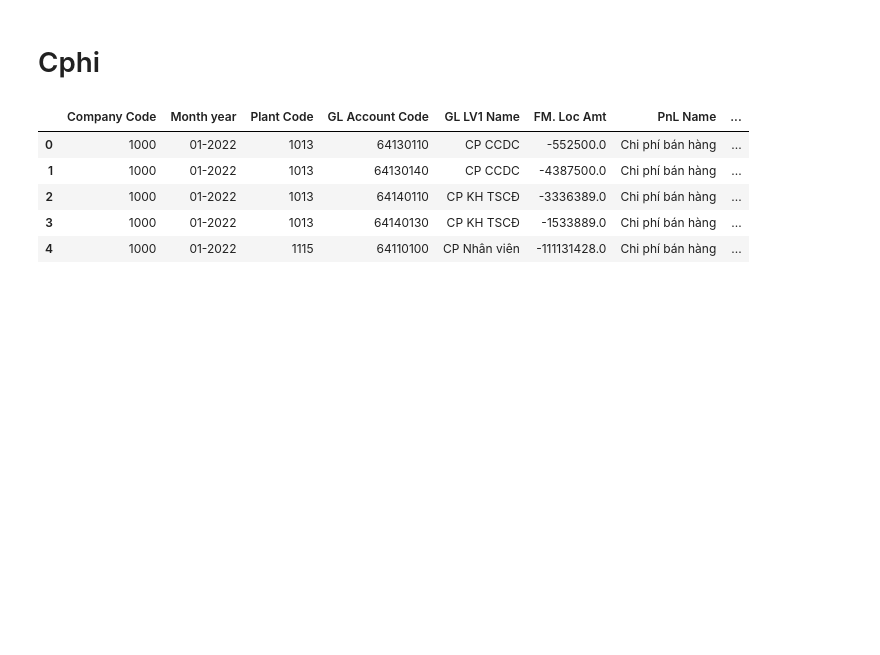
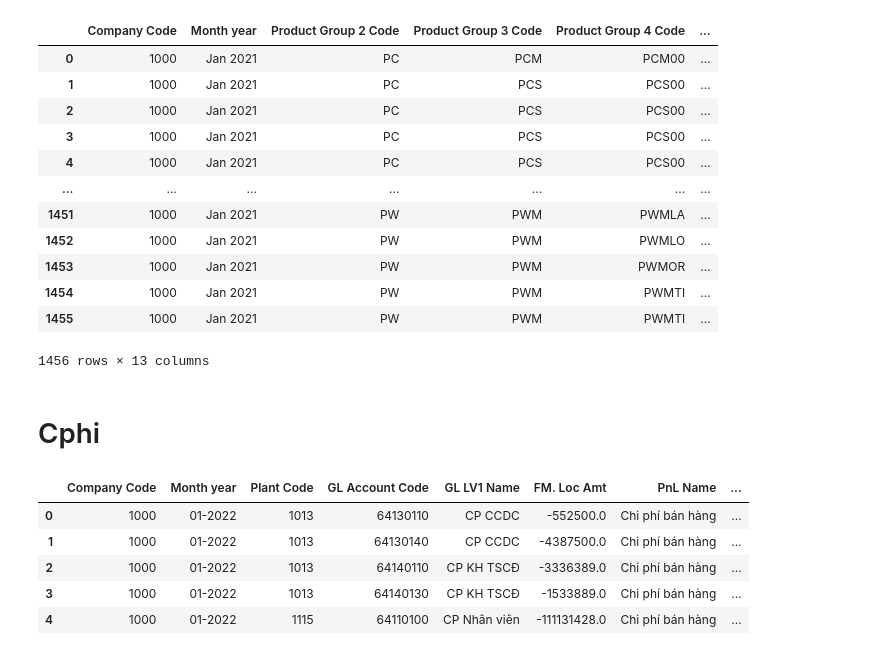
Before and after one commit to Huynh-Tr/report, a Jupyter notebook: dthu.ipynb, the cells around one changed output. Drawn from its saved outputs; the diff is of its cells as text; code cells hidden in the pictures; blank space fills up the shorter version.

```diff
--- a/dthu.ipynb
+++ b/dthu.ipynb
@@ -6,12 +7,29 @@ import os
 import warnings
 warnings.filterwarnings("ignore")
 # %%
-path = "D:\pnj.com.vn\HuynhTN - Documents\Data\DataBI"
+# path = "D:\pnj.com.vn\HuynhTN - Documents\Data\DataBI"
+f = glob("Dthu\*csv")
 files_Dthu = glob(os.path.join(path, "Dthu\\*.csv"))
 files_CP = glob(os.path.join(path, "CP\\*.csv"))
 files_Others = glob(os.path.join(path, "Others\\*.csv"))
 files_SLBan = glob(os.path.join(path, "SLBan\\*.csv"))
 files_TK = glob(os.path.join(path, "TK\\*.csv"))
+# %%
+pd.read_csv(f[0], encoding='utf-8', sep=',', header=0)
+# %% [output]
+|  | Company Code | Month year | Product Group 2 Code | Product Group 3 Code | Product Group 4 Code | ... |
+| 0 | 1000 | Jan 2021 | PC | PCM | PCM00 | ... |
+| 1 | 1000 | Jan 2021 | PC | PCS | PCS00 | ... |
+| 2 | 1000 | Jan 2021 | PC | PCS | PCS00 | ... |
+| 3 | 1000 | Jan 2021 | PC | PCS | PCS00 | ... |
+| 4 | 1000 | Jan 2021 | PC | PCS | PCS00 | ... |
+| ... | ... | ... | ... | ... | ... | ... |
+| 1451 | 1000 | Jan 2021 | PW | PWM | PWMLA | ... |
+| 1452 | 1000 | Jan 2021 | PW | PWM | PWMLO | ... |
+| 1453 | 1000 | Jan 2021 | PW | PWM | PWMOR | ... |
+| 1454 | 1000 | Jan 2021 | PW | PWM | PWMTI | ... |
+| 1455 | 1000 | Jan 2021 | PW | PWM | PWMTI | ... |
+1456 rows × 13 columns
 # %% [markdown]
 # Cphi
 # %%
```
Also changed, not shown: parts of 1 cell of this notebook, 41 other files.
